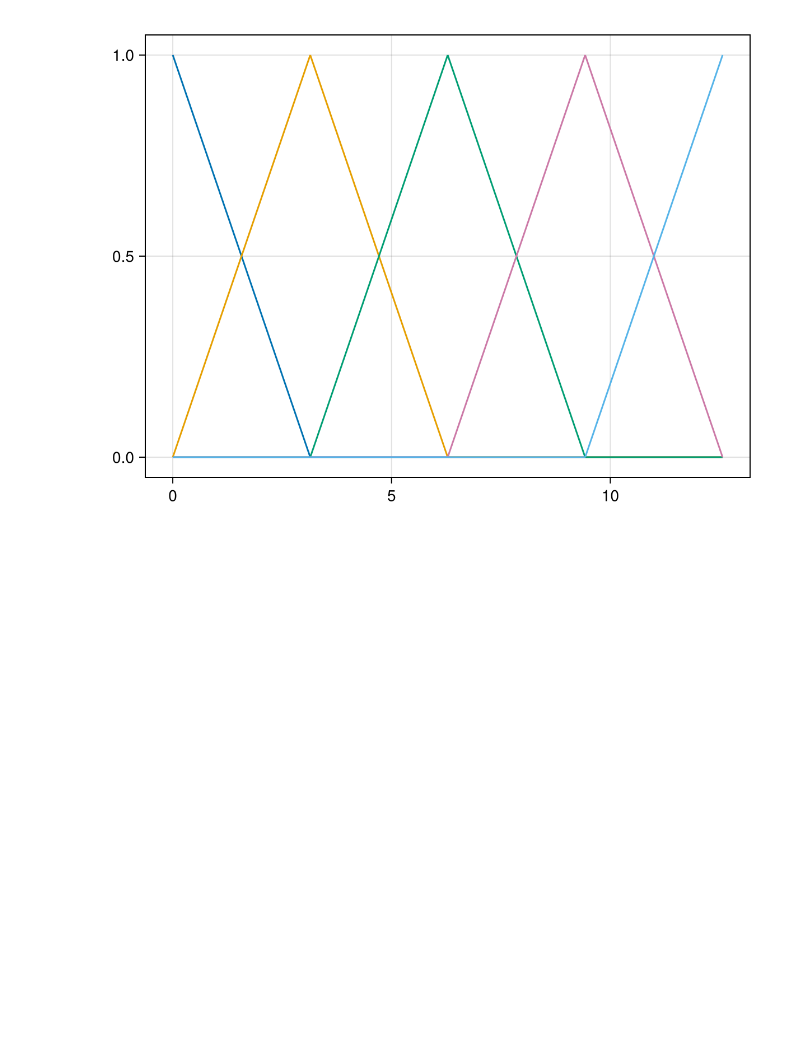
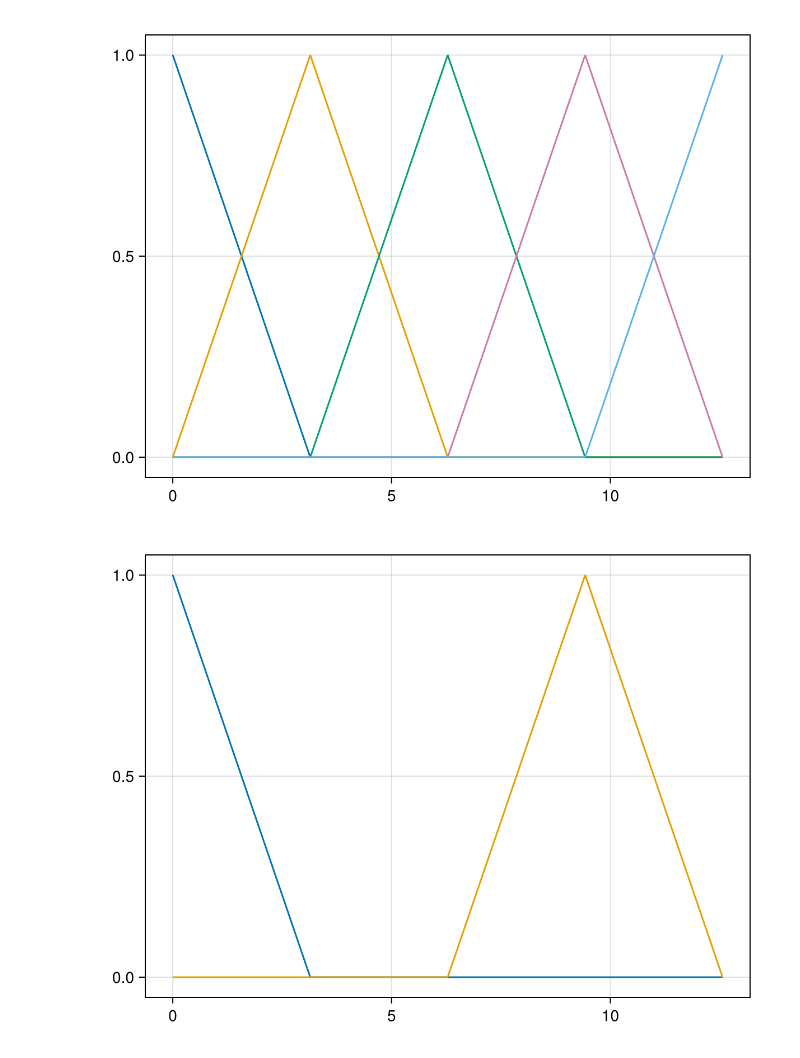
Before and after one commit to matthiasbaitsch/numPDE, a Jupyter notebook: aufgaben-loesung/02-approximation-von-funktionen.ipynb, the cells around one changed output. Saved outputs shown, nothing was run; the diff lists cells and outputs as text; code cells hidden in the pictures; blank space fills up the shorter version.

```diff
--- a/aufgaben-loesung/02-approximation-von-funktionen.ipynb
+++ b/aufgaben-loesung/02-approximation-von-funktionen.ipynb
@@ -33,3 +46,7 @@ phis = hatfunctions(range(0, 4π, 5))
 fplot(phis)
 # %% [output]
 [figure]
+# %%
+fplot(phis[1], phis[4])
+# %% [output]
+[figure, added]
```
Also changed, not shown: parts of 24 cells of this notebook, 1 other file.
